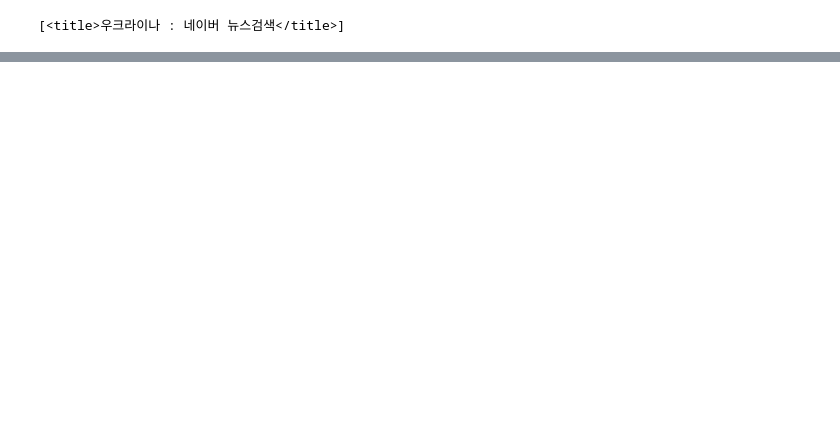
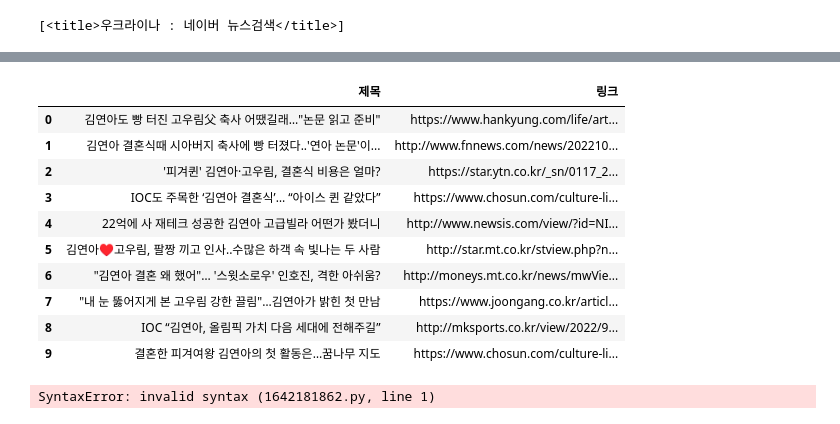
Before and after one commit to limlimlim99/-, a Jupyter notebook: 머신러닝/크롤링.ipynb, the cells around one changed output, grey strips where cells are left out. Cells and saved outputs as stored; diff of their text form; code cells hidden in the pictures; blank space fills up the shorter version.

```diff
--- a/머신러닝/크롤링.ipynb
+++ b/머신러닝/크롤링.ipynb
@@ -105,0 +546,19 @@ EU, '500조 투입' 우크라이나 재건 '마셜 플랜' 촉구 : http://www.f
+# %%
+from urllib import request
+from bs4 import BeautifulSoup
+import requests
+
+url1 = 'https://search.naver.com/search.naver?where=news&sm=tab_pge&query='
+url3 = '&sort=0&photo=0&field=0&pd=0&ds=&de=&cluster_rank=31&mynews=0&office_type=0&office_section_code=0&news_office_checked=&nso=so:r,p:all,a:all'
+url4 = '&start='
+
+def search_naver(url2):
+    for i in range(1, 21):
+        url = url1 + url2 + url3 + url4 + str(i)
+        html = requests.get(url).text
+        soup = BeautifulSoup(html, 'html.parser')
+        title = soup.find_all(class_ = 'news_tit')
+        for j in title:
+            print(j.text, ':', j.attrs['href'])
+        print(f'{i}페이지입니다.')
+        print('-' * 100)
@@ -105,0 +585,42 @@ EU, '500조 투입' 우크라이나 재건 '마셜 플랜' 촉구 : http://www.f
+# %%
+# 저장하기
+import pandas as pd
+def search_naver(word):
+    li1=[]
+    li2=[]
+
+    for i in range(1, 21):
+        url = url1 + word + url3 + url4 + str(i)
+        html = requests.get(url).text
+        soup = BeautifulSoup(html, 'html.parser')
+        title = soup.find_all(class_ = 'news_tit')
+        for j in title:
+            li1.append(j.text)
+            li2.append(j.attrs['href'])
+        #print(li1)
+        #print(li2)
+        # 두개의 리스트 붙이기 li1, li2
+        # df으로만들기
+        data= pd.DataFrame({"제목" : li1, "링크" :li2})
+        # csv로 저장하기 -> csv파일로 컴퓨터에 저장이 됨
+        data.to_csv(f"{word}.csv")  # word는 변수니까 f"{}해줌
+        return data
+# %%
+search_naver("김연아")
+# %% [output]
+|  | 제목 | 링크 |
+| 0 | 김연아도 빵 터진 고우림父 축사 어땠길래…"논문 읽고 준비" | https://www.hankyung.com/life/art... |
+| 1 | 김연아 결혼식때 시아버지 축사에 빵 터졌다..'연아 논문'이... | http://www.fnnews.com/news/202210... |
+| 2 | '피겨퀸' 김연아·고우림, 결혼식 비용은 얼마? | https://star.ytn.co.kr/_sn/0117_2... |
+| 3 | IOC도 주목한 ‘김연아 결혼식’… “아이스 퀸 같았다” | https://www.chosun.com/culture-li... |
+| 4 | 22억에 사 재테크 성공한 김연아 고급빌라 어떤가 봤더니 | http://www.newsis.com/view/?id=NI... |
+| 5 | 김연아♥고우림, 팔짱 끼고 인사..수많은 하객 속 빛나는 두 사람 | http://star.mt.co.kr/stview.php?n... |
+| 6 | "김연아 결혼 왜 했어"… '스윗소로우' 인호진, 격한 아쉬움? | http://moneys.mt.co.kr/news/mwVie... |
+| 7 | "내 눈 뚫어지게 본 고우림 강한 끌림"…김연아가 밝힌 첫 만남 | https://www.joongang.co.kr/articl... |
+| 8 | IOC “김연아, 올림픽 가치 다음 세대에 전해주길” | http://mksports.co.kr/view/2022/9... |
+| 9 | 결혼한 피겨여왕 김연아의 첫 활동은…꿈나무 지도 | https://www.chosun.com/culture-li... |
+# %%
+res requests.get(url).text
+res.status_code
+# %% [output]
+SyntaxError: invalid syntax (1642181862.py, line 1)
```
Also changed, not shown: parts of 83 cells of this notebook.
